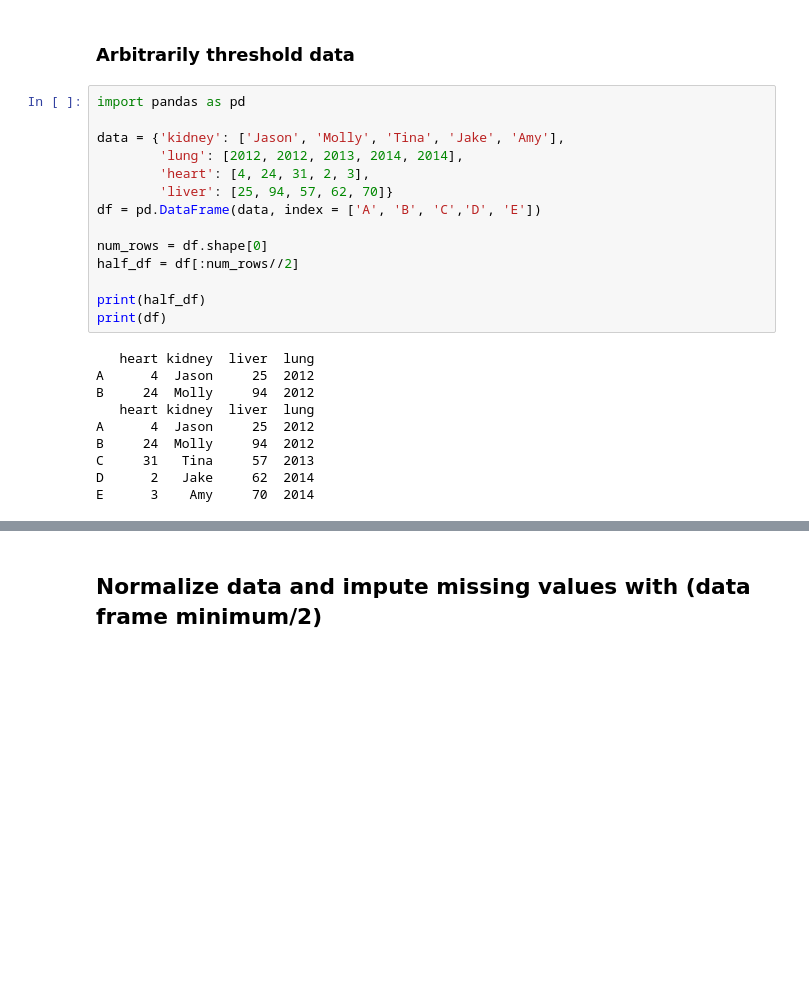
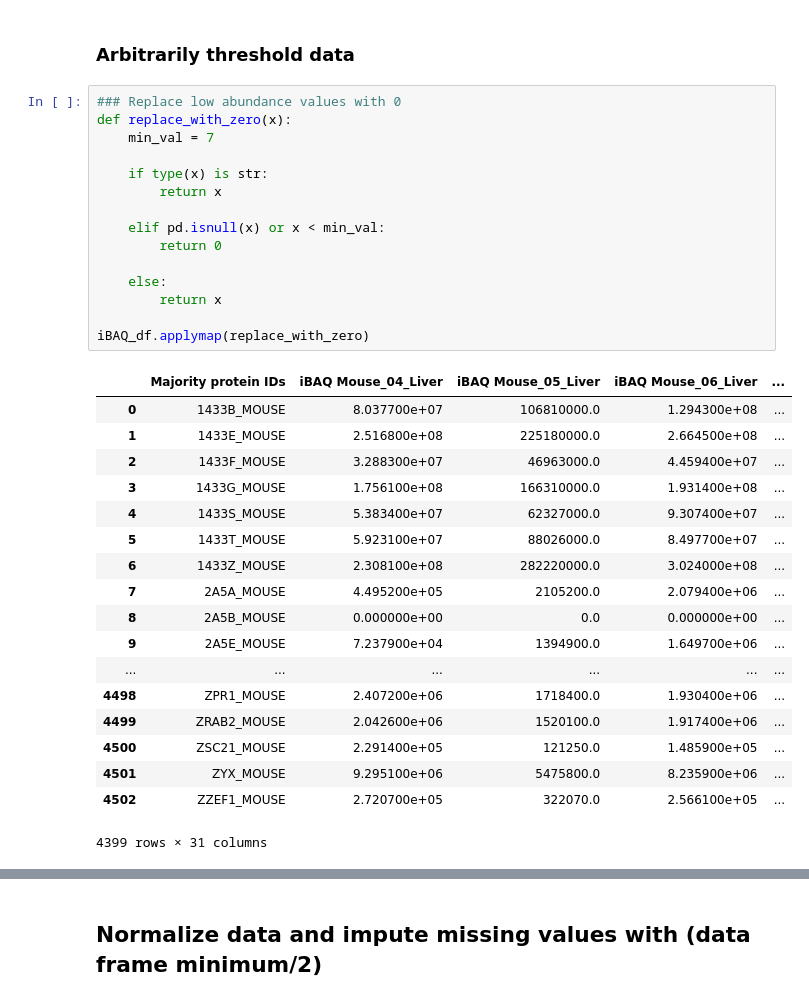
Before and after one commit to PNNL-Comp-Mass-Spec/Tissue_Classification, a Jupyter notebook: Classifiers/Mouse_Tissue_Classifier.ipynb, the cells around one changed output, grey strips where cells are left out. Saved outputs shown, nothing was run; the diff lists cells and outputs as text; blank space fills up the shorter version.

Commit message:
Added function to replace all values below a certain threshold with 0

```diff
--- a/Classifiers/Mouse_Tissue_Classifier.ipynb
+++ b/Classifiers/Mouse_Tissue_Classifier.ipynb
@@ -64,27 +64,37 @@ organ_counts = {} # 'Liver':
 iBAQ_df = mq.filter_low_observed(iBAQ_df, groups, organ_columns, organ_counts)
 # %% [markdown]
 ### Arbitrarily threshold data
-# %%
-import pandas as pd
-
-data = {'kidney': ['Jason', 'Molly', 'Tina', 'Jake', 'Amy'],
-        'lung': [2012, 2012, 2013, 2014, 2014],
-        'heart': [4, 24, 31, 2, 3],
-        'liver': [25, 94, 57, 62, 70]}
-df = pd.DataFrame(data, index = ['A', 'B', 'C','D', 'E'])
-
-num_rows = df.shape[0]
-half_df = df[:num_rows//2]
-
-print(half_df)
-print(df)
-# %% [output]
-   heart kidney  liver  lung
-A      4  Jason     25  2012
-B     24  Molly     94  2012
-   heart kidney  liver  lung
-A      4  Jason     25  2012
-B     24  Molly     94  2012
-C     31   Tina     57  2013
-D      2   Jake     62  2014
-E      3    Amy     70  2014
+# %%
+### Replace low abundance values with 0
+def replace_with_zero(x):
+    min_val = 7
+
+    if type(x) is str:
+        return x
+
+    elif pd.isnull(x) or x < min_val:
+        return 0
+
+    else:
+        return x
+
+iBAQ_df.applymap(replace_with_zero)
+# %% [output]
+|  | Majority protein IDs | iBAQ Mouse_04_Liver | iBAQ Mouse_05_Liver | iBAQ Mouse_06_Liver | ... |
+| 0 | 1433B_MOUSE | 8.037700e+07 | 106810000.0 | 1.294300e+08 | ... |
+| 1 | 1433E_MOUSE | 2.516800e+08 | 225180000.0 | 2.664500e+08 | ... |
+| 2 | 1433F_MOUSE | 3.288300e+07 | 46963000.0 | 4.459400e+07 | ... |
+| 3 | 1433G_MOUSE | 1.756100e+08 | 166310000.0 | 1.931400e+08 | ... |
+| 4 | 1433S_MOUSE | 5.383400e+07 | 62327000.0 | 9.307400e+07 | ... |
+| 5 | 1433T_MOUSE | 5.923100e+07 | 88026000.0 | 8.497700e+07 | ... |
+| 6 | 1433Z_MOUSE | 2.308100e+08 | 282220000.0 | 3.024000e+08 | ... |
+| 7 | 2A5A_MOUSE | 4.495200e+05 | 2105200.0 | 2.079400e+06 | ... |
+| 8 | 2A5B_MOUSE | 0.000000e+00 | 0.0 | 0.000000e+00 | ... |
+| 9 | 2A5E_MOUSE | 7.237900e+04 | 1394900.0 | 1.649700e+06 | ... |
+| ... | ... | ... | ... | ... | ... |
+| 4498 | ZPR1_MOUSE | 2.407200e+06 | 1718400.0 | 1.930400e+06 | ... |
+| 4499 | ZRAB2_MOUSE | 2.042600e+06 | 1520100.0 | 1.917400e+06 | ... |
+| 4500 | ZSC21_MOUSE | 2.291400e+05 | 121250.0 | 1.485900e+05 | ... |
+| 4501 | ZYX_MOUSE | 9.295100e+06 | 5475800.0 | 8.235900e+06 | ... |
+| 4502 | ZZEF1_MOUSE | 2.720700e+05 | 322070.0 | 2.566100e+05 | ... |
+4399 rows × 31 columns
```
Also changed, not shown: parts of 4 cells of this notebook.
